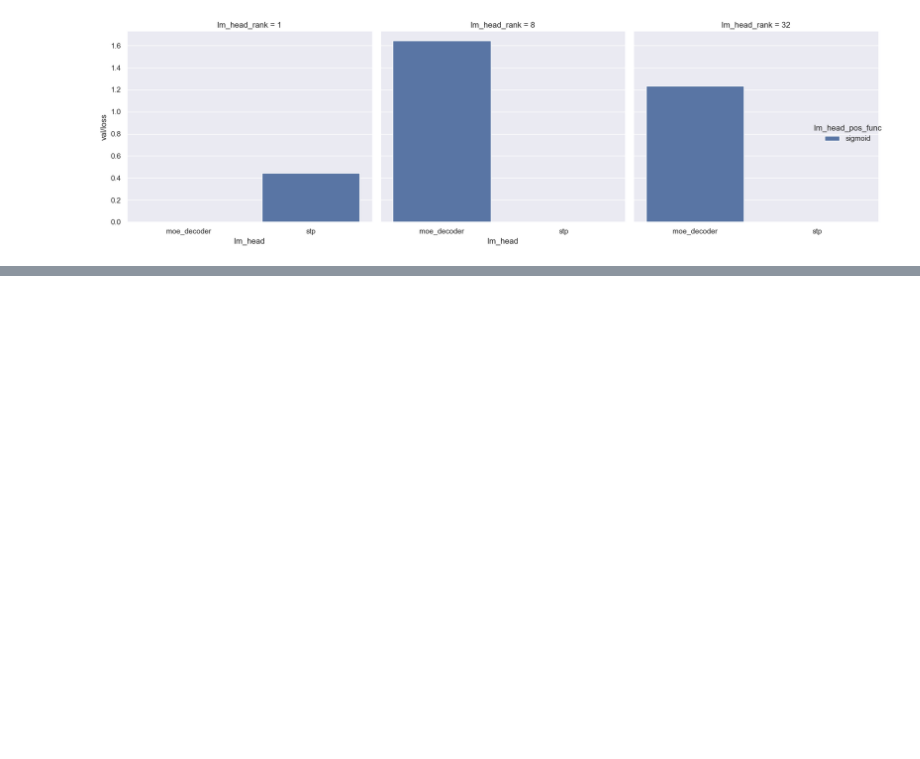
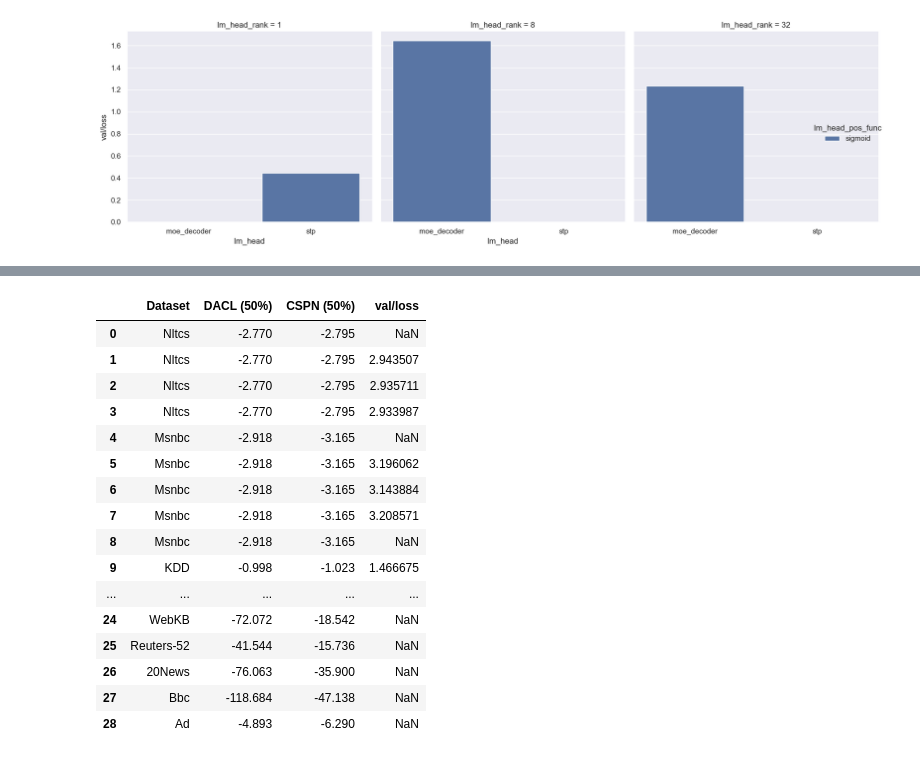
Before and after one commit to marawangamal/ptn, a Jupyter notebook: scripts/results.ipynb, the cells around one changed output, grey strips where cells are left out. Drawn from its saved outputs; the diff is of its cells as text; code cells hidden in the pictures; blank space fills up the shorter version.

```diff
--- a/scripts/results.ipynb
+++ b/scripts/results.ipynb
@@ -23,12 +23,12 @@ for run in tqdm(api.runs(PROJECT)):
                 vals.append(float(v))
             except ValueError:
                 pass
-    min_val = np.min(vals) if vals else float("nan")
+    min_val_loss = np.min(vals) if vals else float("nan")
     rows.append({
         "model": run.config["model"],
         "pos_func": run.config["pos_func"],
         "rank": run.config["rank"],
-        "val/loss": min_val,
+        "val/loss": min_val_loss,
     })
 
 df = pd.DataFrame(rows)
@@ -110,12 +110,12 @@ for run in api.runs(PROJECT):
                 vals.append(float(v))
             except ValueError:
                 pass
-    min_val = np.min(vals) if vals else float("nan")
+    min_val_loss = np.min(vals) if vals else float("nan")
     rows.append({
         "model": run.config["model"],
         "pos_func": run.config["pos_func"],
         "rank": run.config["rank"],
-        "val/loss": min_val,
+        "val/loss": min_val_loss,
         "run_id": run.id,
         "run_name": run.name,
     })
@@ -201,12 +201,12 @@ for run in api.runs(PROJECT):
                 vals.append(float(v))
             except ValueError:
                 pass
-    min_val = np.min(vals) if vals else float("nan")
+    min_val_loss = np.min(vals) if vals else float("nan")
     rows.append({
         "lm_head": run.config["lm_head"],
         "lm_head_pos_func": run.config["lm_head_pos_func"],
         "lm_head_rank": run.config["lm_head_rank"],
-        "val/loss": min_val,
+        "val/loss": min_val_loss,
     })
 
 df = pd.DataFrame(rows)
@@ -259,0 +325,83 @@ plt.tight_layout(); plt.show()
+# %%
+import io
+
+# Parse the CSPN results string into a pandas DataFrame
+cspn_results = """Dataset DACL CSPN DACL CSPN
+Nltcs -2.770 -2.795 -1.255 -1.256
+Msnbc -2.918 -3.165 -1.557 -1.684
+KDD -0.998 -1.023 -0.386 -0.397
+Plants -4.655 -4.720 -1.812 -1.683
+Audio -18.958 -18.543 -7.337 -7.110
+Jester -24.830 -24.543 -9.998 -9.830
+Netflix -26.245 -25.914 -10.482 -10.351
+Accidents -9.718 -11.587 -3.493 -4.045
+Retail -4.825 -5.600 -1.687 -1.654
+Pumsb. -6.363 -7.383 -2.594 -2.618
+Dna -34.737 -38.243 -12.116 -11.895
+Kosarek -5.053 -5.527 -2.549 -2.397
+MSWeb -5.653 -6.686 -1.333 -1.335
+Book -16.801 -10.653 -6.817 -3.191
+EachMovie -25.325 -18.130 -9.403 -4.579
+WebKB -72.072 -18.542 -28.087 -2.623
+Reuters-52 -41.544 -15.736 -17.143 -3.878
+20News -76.063 -35.900 -27.918 -4.984
+Bbc -118.684 -47.138 -44.811 -2.996
+Ad -4.893 -6.290 -1.370 -1.030
+"""
+
+header = ["Dataset", "DACL (50%)", "CSPN (50%)", "DACL (100%)", "CSPN (100%)"]
+
+import pandas as pd
+
+cspn_df = pd.read_csv(
+    io.StringIO(
+        "\n".join(
+            [cspn_results.splitlines()[0]] +
+            [line for line in cspn_results.splitlines()[1:] if line.strip()]
+        )
+    ),
+    sep='\s+',
+    header=0,
+    names=header
+)
+
+# drop the 100% cols
+cspn_df = cspn_df.drop(columns=['DACL (100%)', 'CSPN (100%)'])
+
+# Prepare the other df: get dataset and val/loss, and normalize dataset names for matching
+df_for_merge = df[['dataset', 'val/loss']].copy()
+df_for_merge['dataset_norm'] = df_for_merge['dataset'].str.lower().str.replace('.', '', regex=False)
+
+# Prepare cspn_df: normalize Dataset names for matching
+cspn_df['dataset_norm'] = cspn_df['Dataset'].str.lower().str.replace('.', '', regex=False)
+
+# Merge on normalized dataset names, keeping all cspn_df columns and only val/loss from df
+merged = pd.merge(
+    cspn_df,
+    df_for_merge[['dataset_norm', 'val/loss']],
+    how='left',
+    on='dataset_norm'
+)
+
+# Drop the helper column
+merged = merged.drop(columns=['dataset_norm'])
+
+merged
+# %% [output]
+|  | Dataset | DACL (50%) | CSPN (50%) | val/loss |
+| 0 | Nltcs | -2.770 | -2.795 | NaN |
+| 1 | Nltcs | -2.770 | -2.795 | 2.943507 |
+| 2 | Nltcs | -2.770 | -2.795 | 2.935711 |
+| 3 | Nltcs | -2.770 | -2.795 | 2.933987 |
+| 4 | Msnbc | -2.918 | -3.165 | NaN |
+| 5 | Msnbc | -2.918 | -3.165 | 3.196062 |
+| 6 | Msnbc | -2.918 | -3.165 | 3.143884 |
+| 7 | Msnbc | -2.918 | -3.165 | 3.208571 |
+| 8 | Msnbc | -2.918 | -3.165 | NaN |
+| 9 | KDD | -0.998 | -1.023 | 1.466675 |
+| ... | ... | ... | ... | ... |
+| 24 | WebKB | -72.072 | -18.542 | NaN |
+| 25 | Reuters-52 | -41.544 | -15.736 | NaN |
+| 26 | 20News | -76.063 | -35.900 | NaN |
+| 27 | Bbc | -118.684 | -47.138 | NaN |
+| 28 | Ad | -4.893 | -6.290 | NaN |
```
Also changed, not shown: parts of 3 cells of this notebook, 3 other files.
